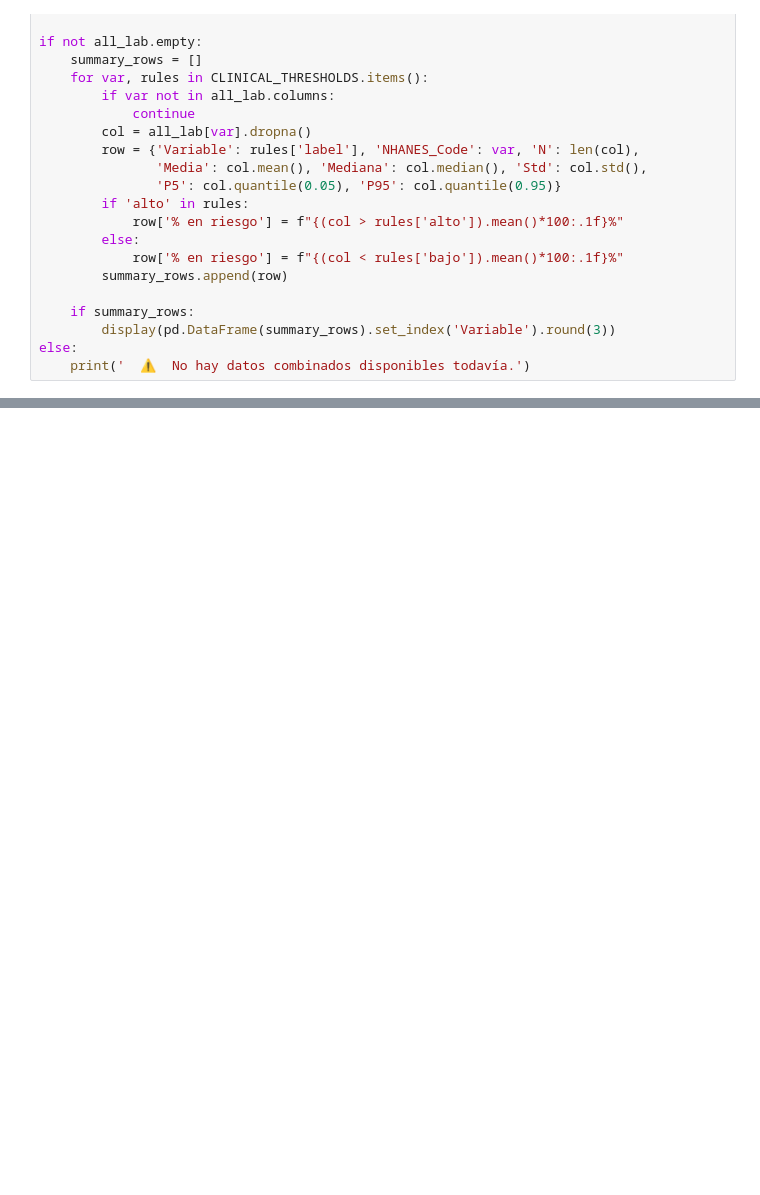
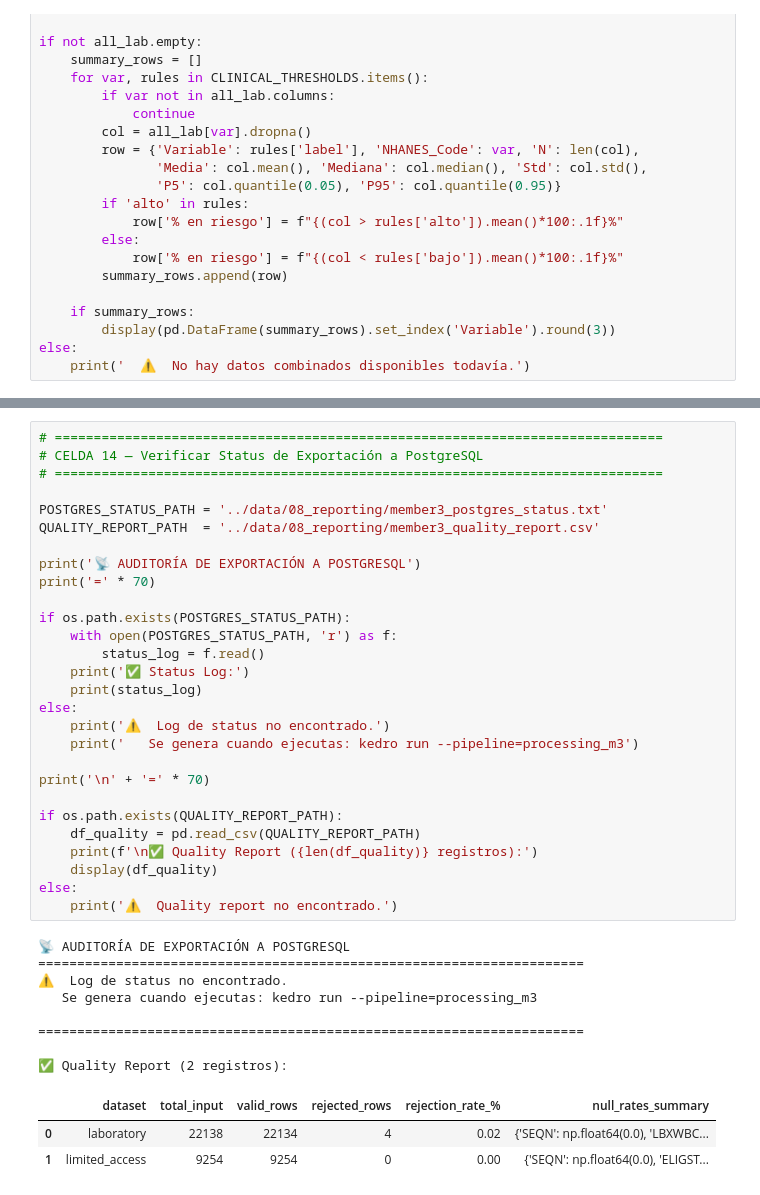
Before and after one commit to MartinPapic/nhanes-health-analytics, a Jupyter notebook: kedro-pipeline/notebooks/eda_matias_laboratorio.ipynb, the cells around one changed output, grey strips where cells are left out. Drawn from its saved outputs; the diff is of its cells as text; blank space fills up the shorter version.

Commit message:
Restore: Member3 EDA notebook (eda_matias_laboratorio) from e505f26

```diff
--- a/kedro-pipeline/notebooks/eda_matias_laboratorio.ipynb
+++ b/kedro-pipeline/notebooks/eda_matias_laboratorio.ipynb
@@ -347,0 +960,40 @@ else:
+# %%
+# ==============================================================================
+# CELDA 14 — Verificar Status de Exportación a PostgreSQL
+# ==============================================================================
+
+POSTGRES_STATUS_PATH = '../data/08_reporting/member3_postgres_status.txt'
+QUALITY_REPORT_PATH  = '../data/08_reporting/member3_quality_report.csv'
+
+print('📡 AUDITORÍA DE EXPORTACIÓN A POSTGRESQL')
+print('=' * 70)
+
+if os.path.exists(POSTGRES_STATUS_PATH):
+    with open(POSTGRES_STATUS_PATH, 'r') as f:
+        status_log = f.read()
+    print('✅ Status Log:')
+    print(status_log)
+else:
+    print('⚠️  Log de status no encontrado.')
+    print('   Se genera cuando ejecutas: kedro run --pipeline=processing_m3')
+
+print('\n' + '=' * 70)
+
+if os.path.exists(QUALITY_REPORT_PATH):
+    df_quality = pd.read_csv(QUALITY_REPORT_PATH)
+    print(f'\n✅ Quality Report ({len(df_quality)} registros):')
+    display(df_quality)
+else:
+    print('⚠️  Quality report no encontrado.')
+# %% [output]
+📡 AUDITORÍA DE EXPORTACIÓN A POSTGRESQL
+======================================================================
+⚠️  Log de status no encontrado.
+   Se genera cuando ejecutas: kedro run --pipeline=processing_m3
+
+======================================================================
+
+✅ Quality Report (2 registros):
+|  | dataset | total_input | valid_rows | rejected_rows | rejection_rate_% | null_rates_summary |
+| 0 | laboratory | 22138 | 22134 | 4 | 0.02 | {'SEQN': np.float64(0.0), 'LBXWBC... |
+| 1 | limited_access | 9254 | 9254 | 0 | 0.00 | {'SEQN': np.float64(0.0), 'ELIGST... |
```
Also changed, not shown: parts of 36 cells of this notebook.
